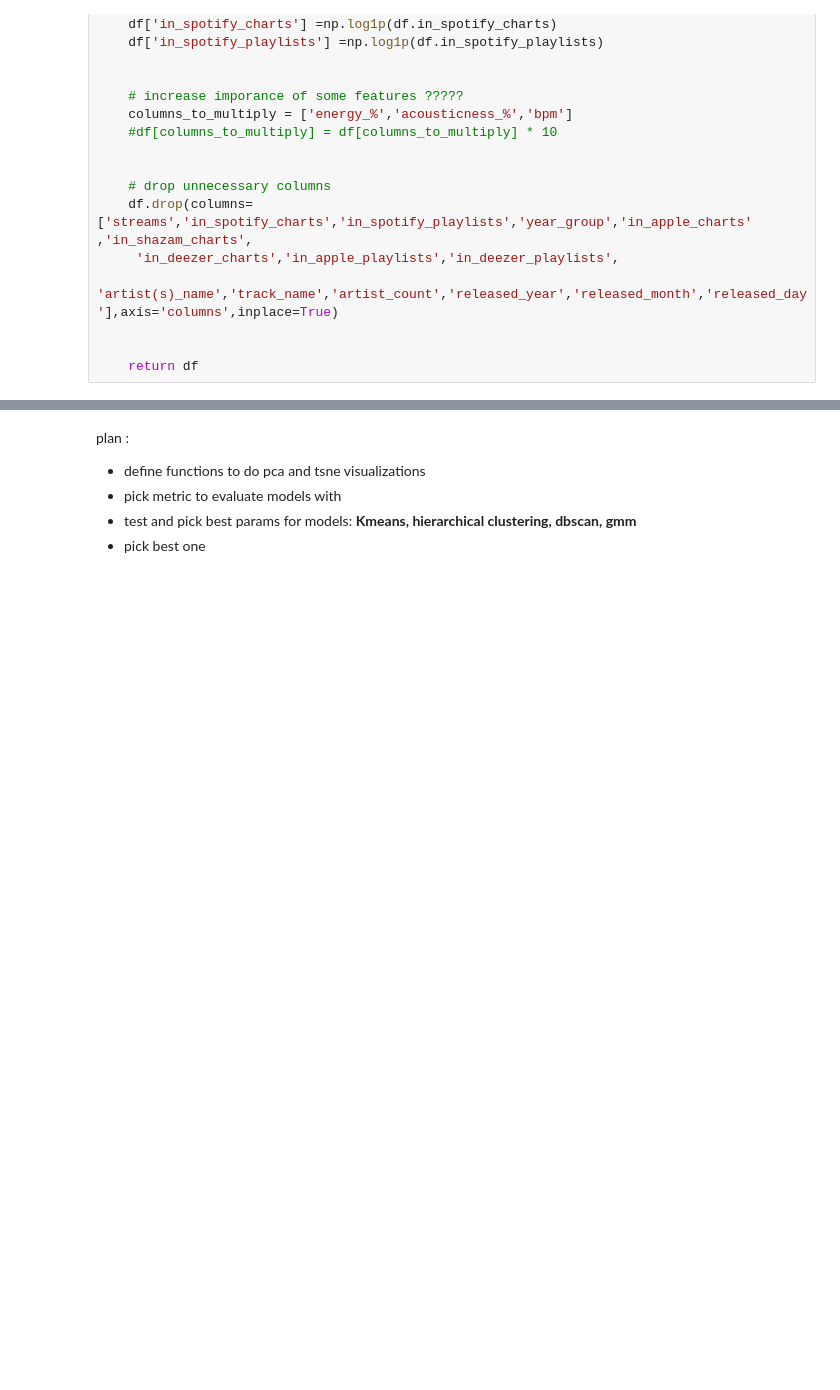
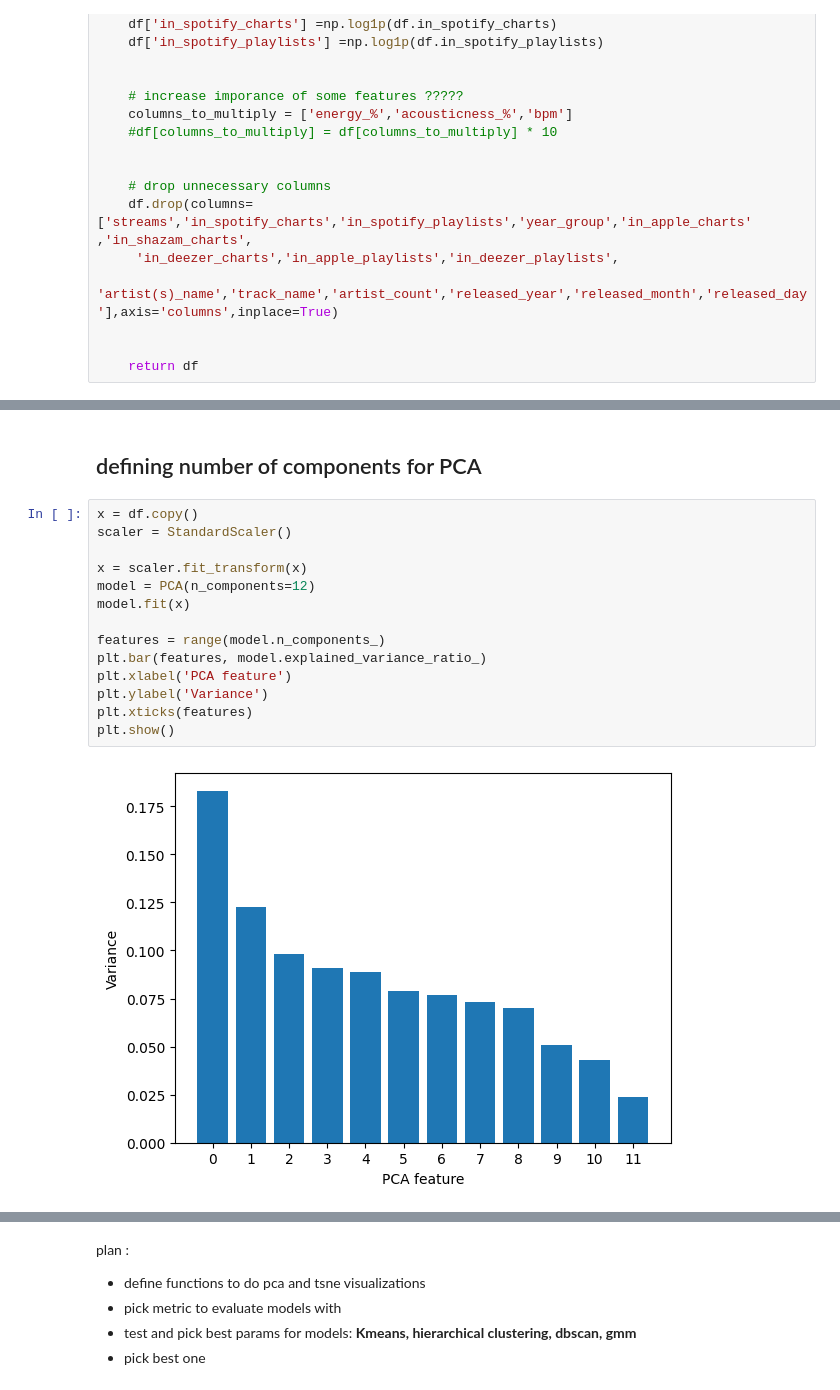
Before and after one commit to nataliachoszczyk/spotify-songs-clustering, a Jupyter notebook: Advanced_modelling_KM3/modelling.ipynb, the cells around one changed output, grey strips where cells are left out. Drawn from its saved outputs; the diff is of its cells as text; blank space fills up the shorter version.

```diff
--- a/Advanced_modelling_KM3/modelling.ipynb
+++ b/Advanced_modelling_KM3/modelling.ipynb
@@ -282,0 +283,18 @@ df.head(10)
+# %% [markdown]
+## defining number of components for PCA
+# %%
+x = df.copy()
+scaler = StandardScaler()
+
+x = scaler.fit_transform(x)
+model = PCA(n_components=12)
+model.fit(x)
+
+features = range(model.n_components_)
+plt.bar(features, model.explained_variance_ratio_)
+plt.xlabel('PCA feature')
+plt.ylabel('Variance')
+plt.xticks(features)
+plt.show()
+# %% [output]
+[figure, added]
```
Also changed, not shown: parts of 34 cells of this notebook, 1 other file.
